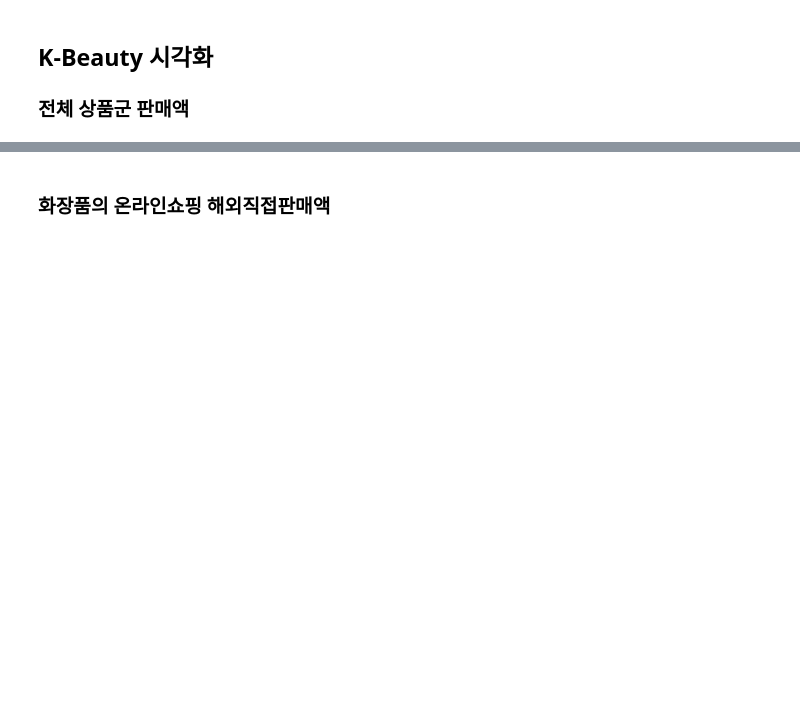
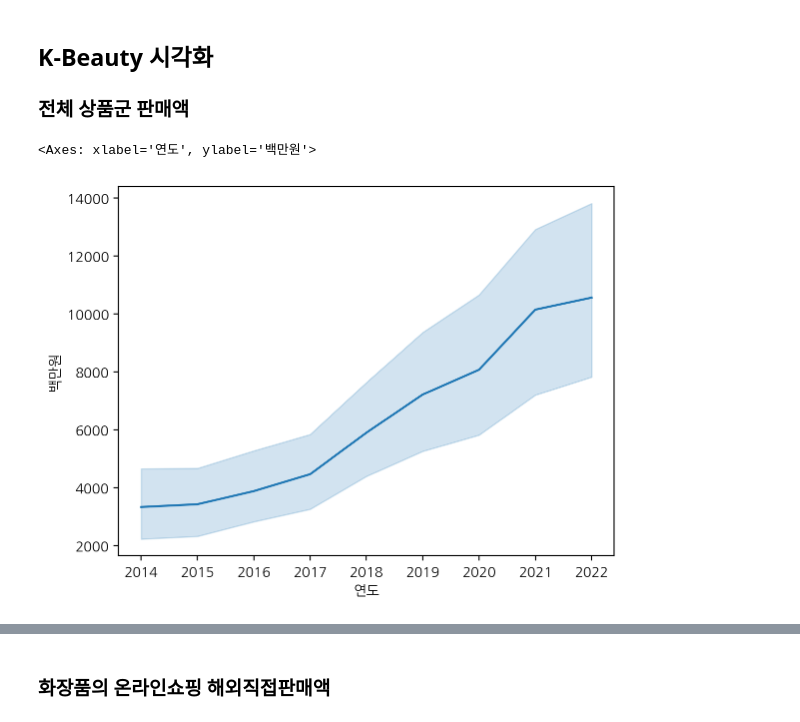
Before and after one commit to jxxngho/boostcourse-ds-510, a Jupyter notebook: K-beauty 온라인 판매분석/k_beauty_oversea_online_sale_input.ipynb, the cells around one changed output, grey strips where cells are left out. Cells and saved outputs as stored; diff of their text form; code cells hidden in the pictures; blank space fills up the shorter version.

```diff
--- a/K-beauty 온라인 판매분석/k_beauty_oversea_online_sale_input.ipynb
+++ b/K-beauty 온라인 판매분석/k_beauty_oversea_online_sale_input.ipynb
@@ -224,0 +220,7 @@ plt.figure(figsize=(15, 4))
+# %%
+# plt.figure(figsize=(15, 4))
+sns.lineplot(data=df, x="연도",y="백만원")
+# 2014 ~ 2022 판매액 계속 증가
+# %% [output]
+<Axes: xlabel='연도', ylabel='백만원'>
+[figure, added]
```
Also changed, not shown: parts of 31 cells of this notebook.
